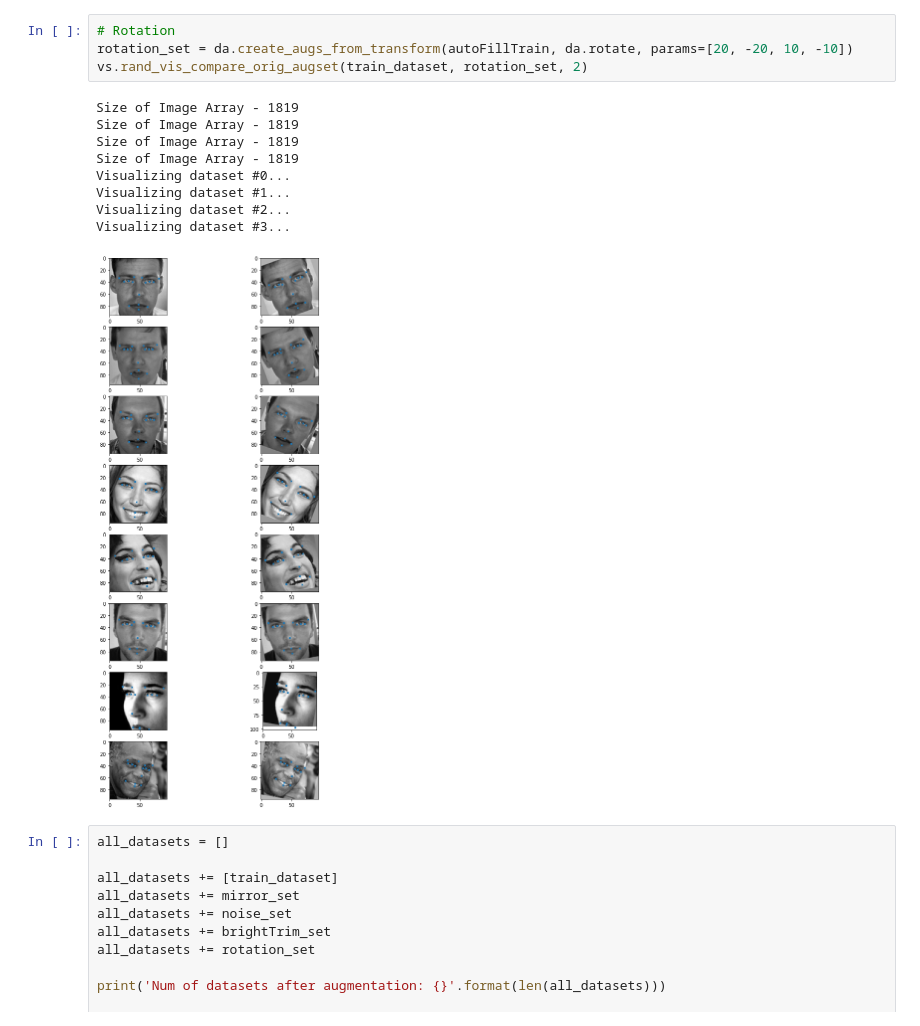
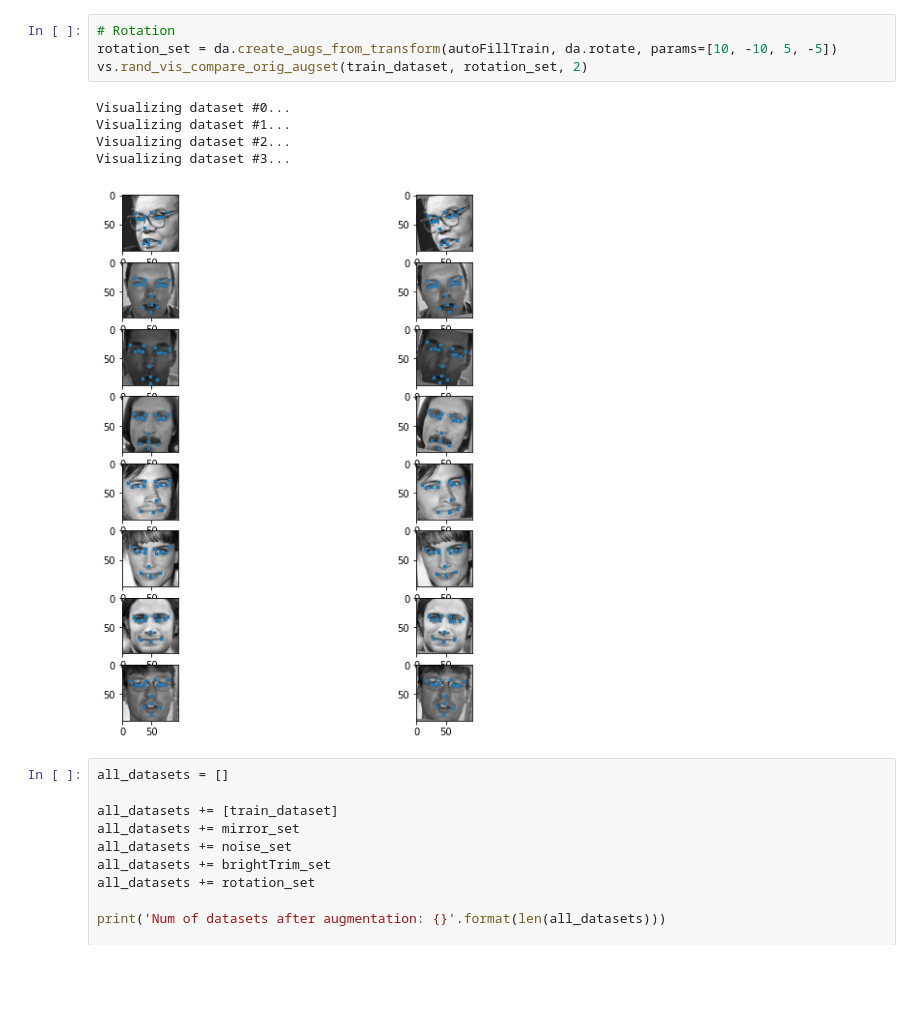
Before and after one commit to WayGold/FacialKeypointDetection, a Jupyter notebook: FacialKeypointsDetection.ipynb, the cells around one changed output. Saved outputs shown, nothing was run; the diff lists cells and outputs as text; blank space fills up the shorter version.

```diff
--- a/FacialKeypointsDetection.ipynb
+++ b/FacialKeypointsDetection.ipynb
@@ -78,17 +72,13 @@ Visualizing dataset #1...
 # %%
 # Rotation
-rotation_set = da.create_augs_from_transform(autoFillTrain, da.rotate, params=[20, -20, 10, -10])
+rotation_set = da.create_augs_from_transform(autoFillTrain, da.rotate, params=[10, -10, 5, -5])
 vs.rand_vis_compare_orig_augset(train_dataset, rotation_set, 2)
 # %% [output]
-Size of Image Array - 1819
-Size of Image Array - 1819
-Size of Image Array - 1819
-Size of Image Array - 1819
 Visualizing dataset #0...
 Visualizing dataset #1...
 Visualizing dataset #2...
 Visualizing dataset #3...
-[figure, old version]
+[figure, new version]
 # %%
 all_datasets = []
 
```
Also changed, not shown: parts of 16 cells of this notebook, 3 other files.
